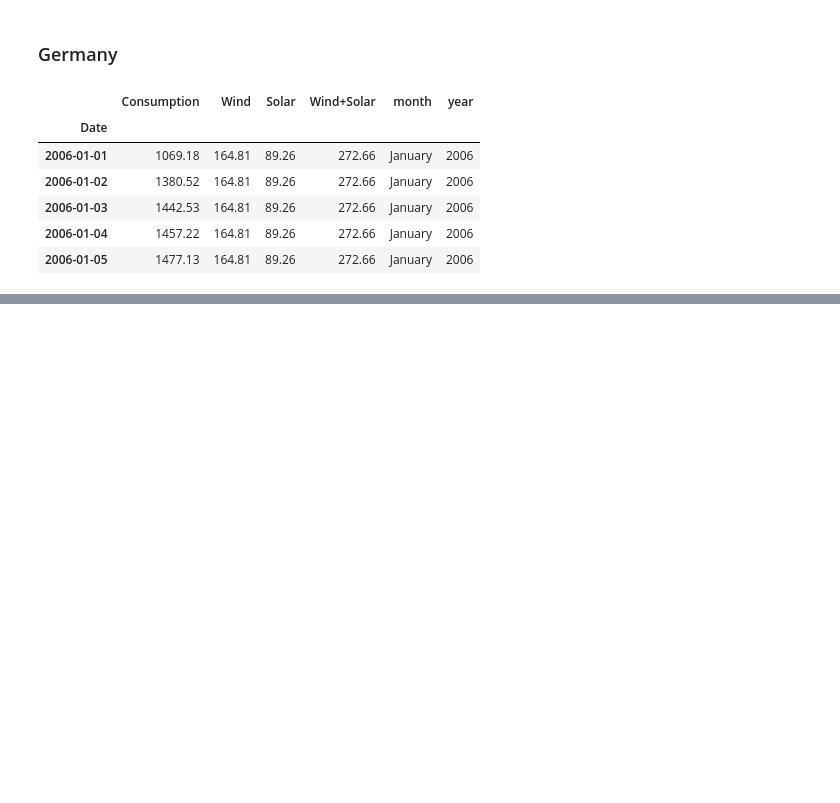
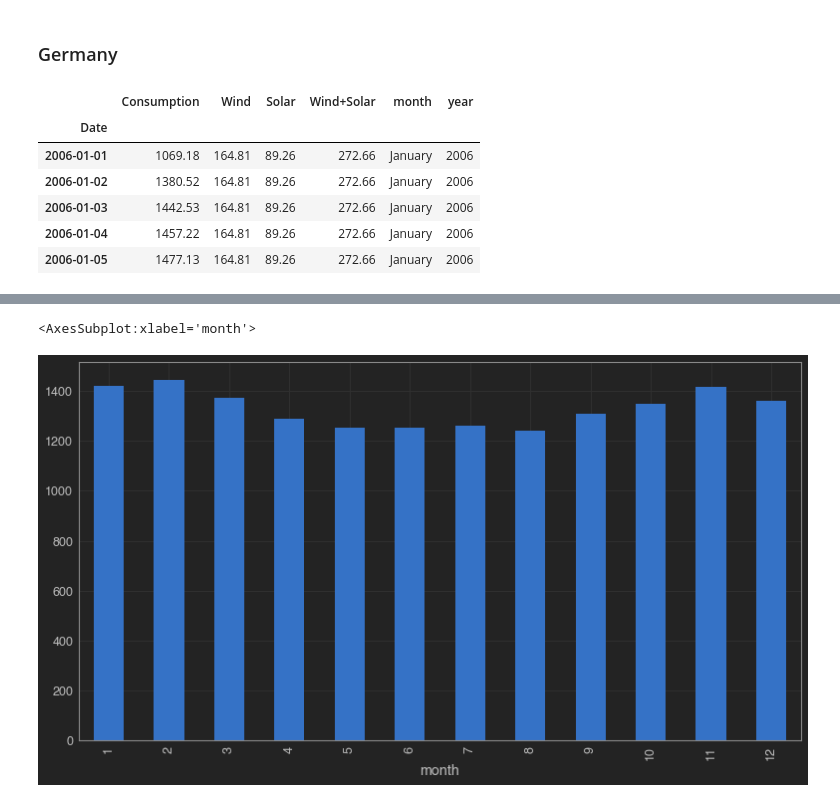
Before and after one commit to Ken-Alviola/time-series-exercises, a Jupyter notebook: explore.ipynb, the cells around one changed output, grey strips where cells are left out. Cells and saved outputs as stored; diff of their text form; code cells hidden in the pictures; blank space fills up the shorter version.

```diff
--- a/explore.ipynb
+++ b/explore.ipynb
@@ -546,0 +587,3 @@ germany.head()
+# %%
+train['month'] = y.index.month
+train.head()
@@ -546,0 +598,5 @@ germany.head()
+# %%
+train.groupby('month').Consumption.mean().plot.bar()
+# %% [output]
+<AxesSubplot:xlabel='month'>
+[figure, added]
```
Also changed, not shown: parts of 44 cells of this notebook.
